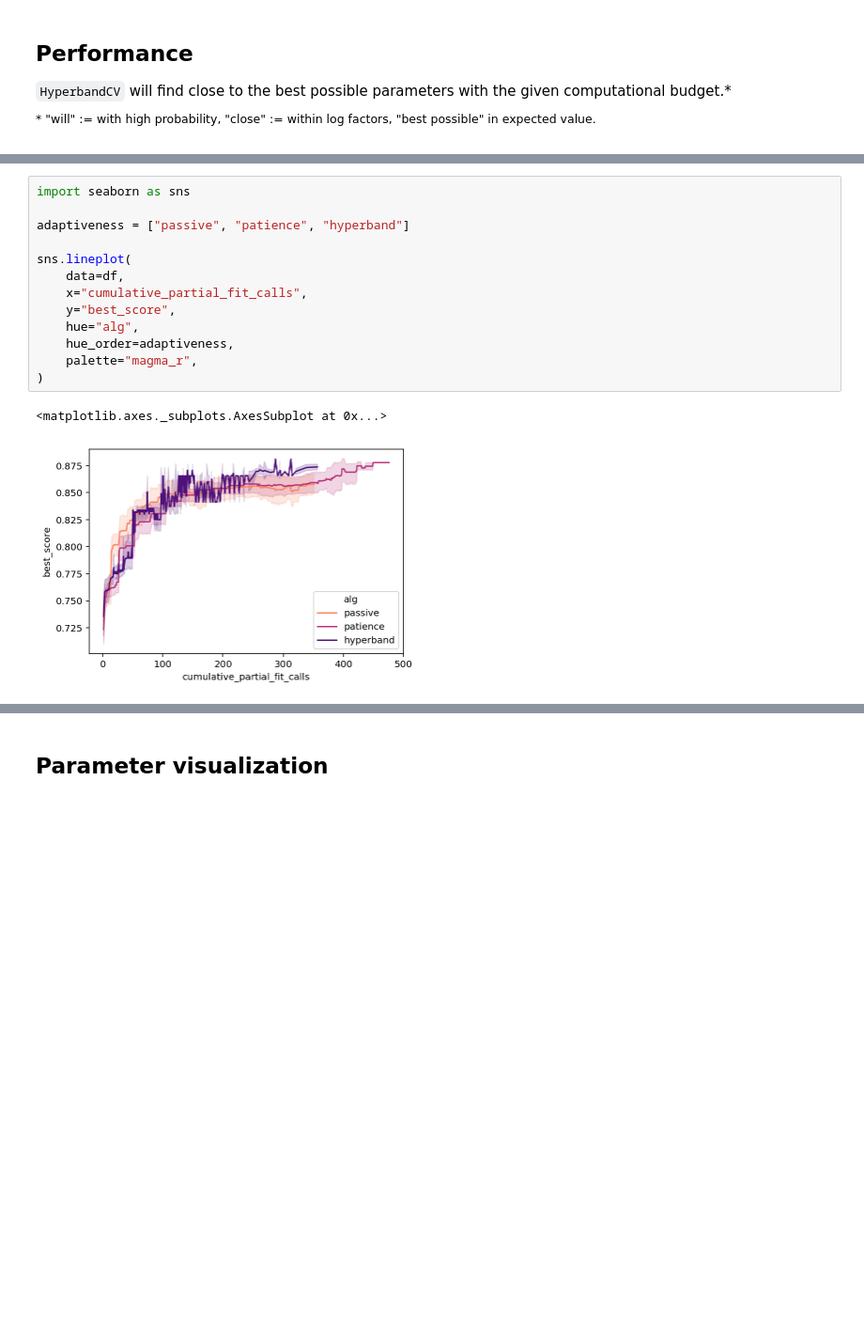
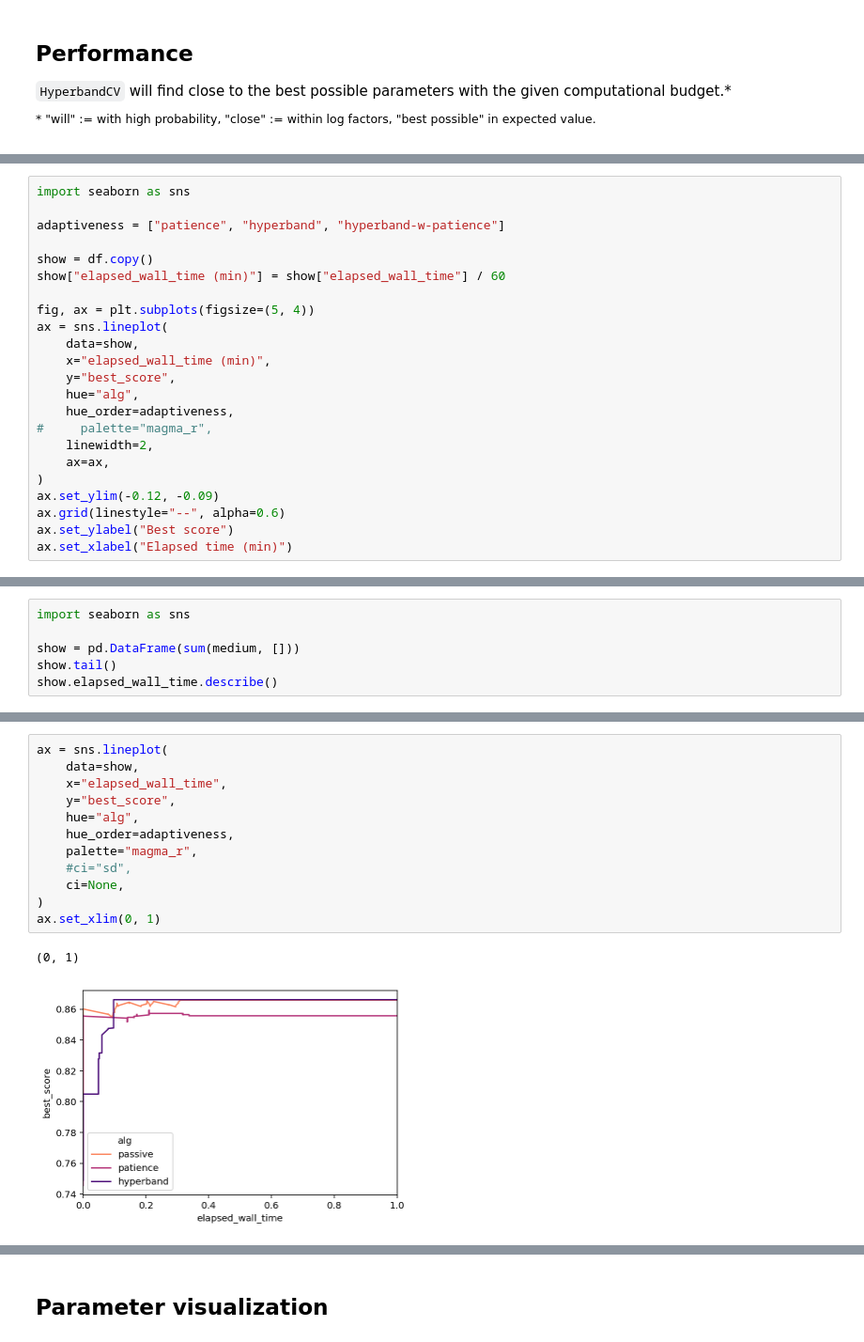
Before and after one commit to stsievert/dask-hyperband-comparison, a Jupyter notebook: Visualize.ipynb, the cells around one changed output, grey strips where cells are left out. Shown at 94% size. Drawn from its saved outputs; the diff is of its cells as text; blank space fills up the shorter version.

Commit message:
Visualizing resutls from 2018-12-27 run

```diff
--- a/Visualize.ipynb
+++ b/Visualize.ipynb
@@ -62,0 +134,23 @@ df.head(n=2)
+# %%
+import seaborn as sns
+
+adaptiveness = ["patience", "hyperband", "hyperband-w-patience"]
+
+show = df.copy()
+show["elapsed_wall_time (min)"] = show["elapsed_wall_time"] / 60
+
+fig, ax = plt.subplots(figsize=(5, 4))
+ax = sns.lineplot(
+    data=show,
+    x="elapsed_wall_time (min)",
+    y="best_score",
+    hue="alg",
+    hue_order=adaptiveness,
+#     palette="magma_r",
+    linewidth=2,
+    ax=ax,
+)
+ax.set_ylim(-0.12, -0.09)
+ax.grid(linestyle="--", alpha=0.6)
+ax.set_ylabel("Best score")
+ax.set_xlabel("Elapsed time (min)")
@@ -62,0 +160,6 @@ df.head(n=2)
+# %%
+import seaborn as sns
+
+show = pd.DataFrame(sum(medium, []))
+show.tail()
+show.elapsed_wall_time.describe()
@@ -63,16 +191,15 @@ df.head(n=2)
 # %%
-import seaborn as sns
-
-adaptiveness = ["passive", "patience", "hyperband"]
-
-sns.lineplot(
-    data=df,
-    x="cumulative_partial_fit_calls",
+ax = sns.lineplot(
+    data=show,
+    x="elapsed_wall_time",
     y="best_score",
     hue="alg",
     hue_order=adaptiveness,
     palette="magma_r",
+    #ci="sd",
+    ci=None,
 )
+ax.set_xlim(0, 1)
 # %% [output]
-<matplotlib.axes._subplots.AxesSubplot at 0x...>
+(0, 1)
-[figure, old version]
+[figure, new version]
```
Also changed, not shown: parts of 15 cells of this notebook.
